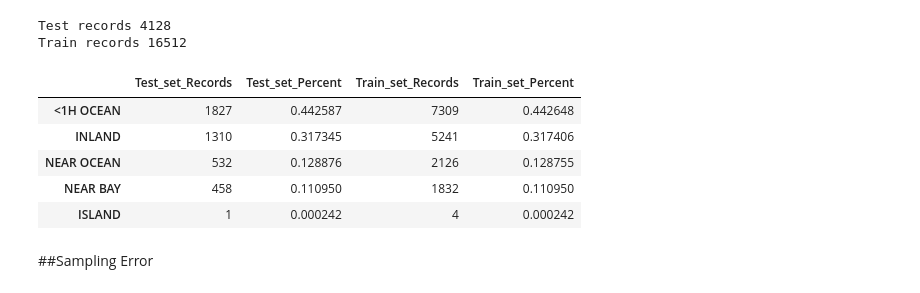
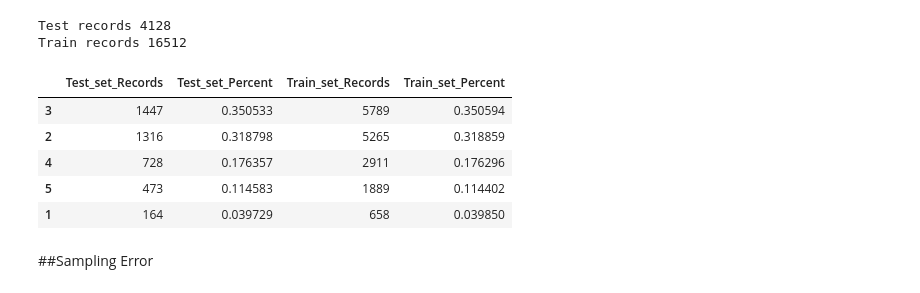
Before and after one commit to Sateesh110/Rep_ML, a Jupyter notebook: zML_SL_Regress_Housing.ipynb, the cells around one changed output. Cells and saved outputs as stored; diff of their text form; code cells hidden in the pictures.

```diff
--- a/zML_SL_Regress_Housing.ipynb
+++ b/zML_SL_Regress_Housing.ipynb
@@ -278,6 +275,9 @@ housing.head(3)
 | 0 | -122.23 | 37.88 | 41.0 | 880.0 | 129.0 | 322.0 | 126.0 | ... |
 | 1 | -122.22 | 37.86 | 21.0 | 7099.0 | 1106.0 | 2401.0 | 1138.0 | ... |
 | 2 | -122.24 | 37.85 | 52.0 | 1467.0 | 190.0 | 496.0 | 177.0 | ... |
+# %%
+#to make sure pandas doesn’t hide any columns
+pd.set_option("display.max.columns", None)
 # %%
 cols = housing.columns
 df_stats(housing,cols)
@@ -300,10 +303,10 @@ df_stats(housing,cols)
 # %%
 # Method 1
 bin_labels = ['Bronze', 'Silver', 'Gold', 'Platinum', 'Diamond']
-housing["income_cat3"] = pd.qcut(housing["median_income"],
+zhousing["income_cat3"] = pd.qcut(zhousing["median_income"],
                                q=5, precision=0,
                                labels=bin_labels)
-housing["income_cat3"].value_counts()
+zhousing["income_cat3"].value_counts()
 # %% [output]
 Silver      4131
 Bronze      4130
@@ -340,10 +343,10 @@ def income_cat2(x):
         return 2
     else:
         return 1
-housing['income_cat2']= housing['median_income'].apply(income_cat2)
-print(housing['income_cat2'].value_counts())
-housing['income_cat2_binned'] = pd.cut(housing['median_income'], bins=5)
-print(housing['income_cat2_binned'].value_counts())
+zhousing['income_cat2']= zhousing['median_income'].apply(income_cat2)
+print(zhousing['income_cat2'].value_counts())
+zhousing['income_cat2_binned'] = pd.cut(zhousing['median_income'], bins=5)
+print(zhousing['income_cat2_binned'].value_counts())
 # %% [output]
 1    9683
 2    9088
@@ -418,7 +522,7 @@ split_stats(test_set,train_set,"ocean_proximity")
 #Random. But, Stratified Split 80:20
 
 split = StratifiedShuffleSplit(n_splits=1, test_size=0.2, random_state=42)
-for train_index, test_index in split.split(housing, housing["ocean_proximity"]):
+for train_index, test_index in split.split(housing, housing["income_cat"]):
     strat_train_set = housing.loc[train_index]
     strat_test_set = housing.loc[test_index]
 
@@ -428,14 +532,14 @@ print("Train records",len(strat_train_set))
 Test records 4128
 Train records 16512
 # %%
-split_stats(strat_test_set,strat_train_set,"ocean_proximity")
+split_stats(strat_test_set,strat_train_set,"income_cat")
 # %% [output]
 |  | Test_set_Records | Test_set_Percent | Train_set_Records | Train_set_Percent |
-| <1H OCEAN | 1827 | 0.442587 | 7309 | 0.442648 |
-| INLAND | 1310 | 0.317345 | 5241 | 0.317406 |
-| NEAR OCEAN | 532 | 0.128876 | 2126 | 0.128755 |
-| NEAR BAY | 458 | 0.110950 | 1832 | 0.110950 |
-| ISLAND | 1 | 0.000242 | 4 | 0.000242 |
+| 3 | 1447 | 0.350533 | 5789 | 0.350594 |
+| 2 | 1316 | 0.318798 | 5265 | 0.318859 |
+| 4 | 728 | 0.176357 | 2911 | 0.176296 |
+| 5 | 473 | 0.114583 | 1889 | 0.114402 |
+| 1 | 164 | 0.039729 | 658 | 0.039850 |
 # %% [markdown]
 ##Sampling Error
 # %% [markdown]
```
Also changed, not shown: parts of 13 cells of this notebook.
